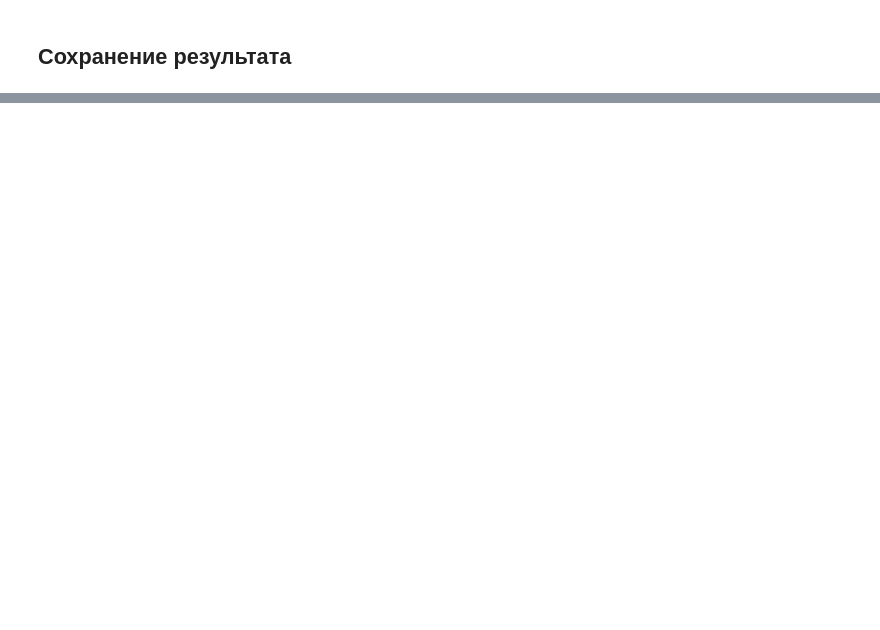
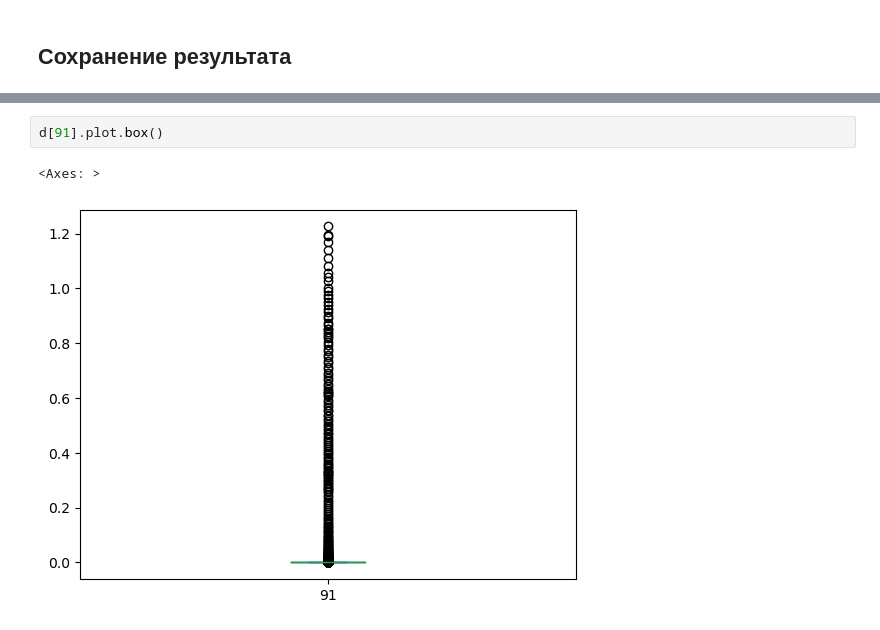
Before and after one commit to BaevDaniil/FMNA, a Jupyter notebook: preprocess.ipynb, the cells around one changed output, grey strips where cells are left out. Cells and saved outputs as stored; diff of their text form; blank space fills up the shorter version.

```diff
--- a/preprocess.ipynb
+++ b/preprocess.ipynb
@@ -44,0 +55,5 @@ preprocessor.saveSignals(signals, settings['save_path'])
+# %%
+d[91].plot.box()
+# %% [output]
+<Axes: >
+[figure, added]
```
Also changed, not shown: parts of 6 cells of this notebook, 6 other files.
